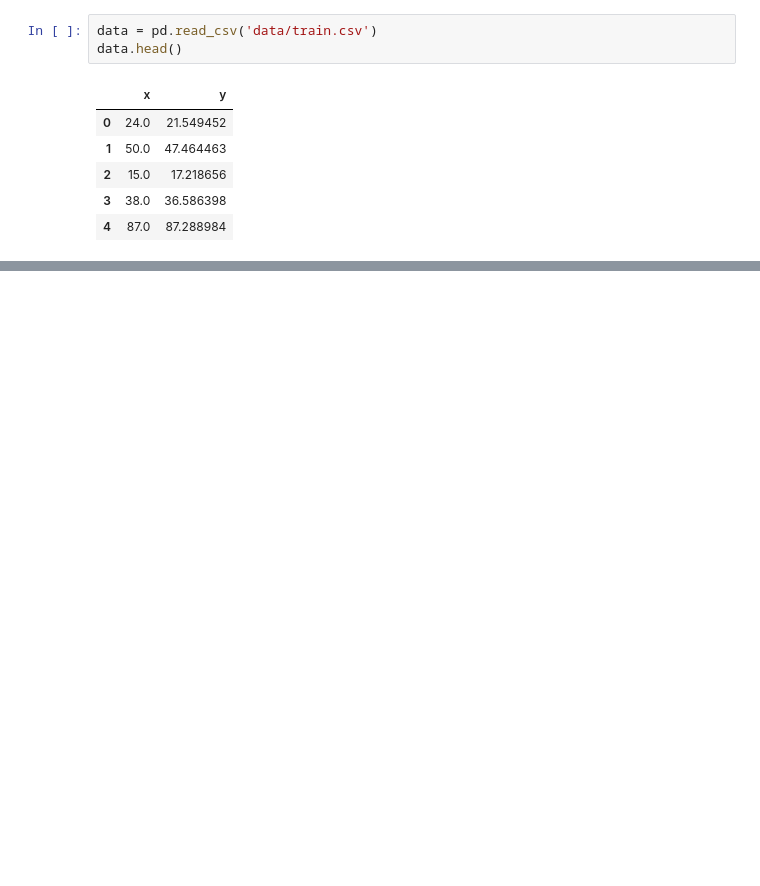
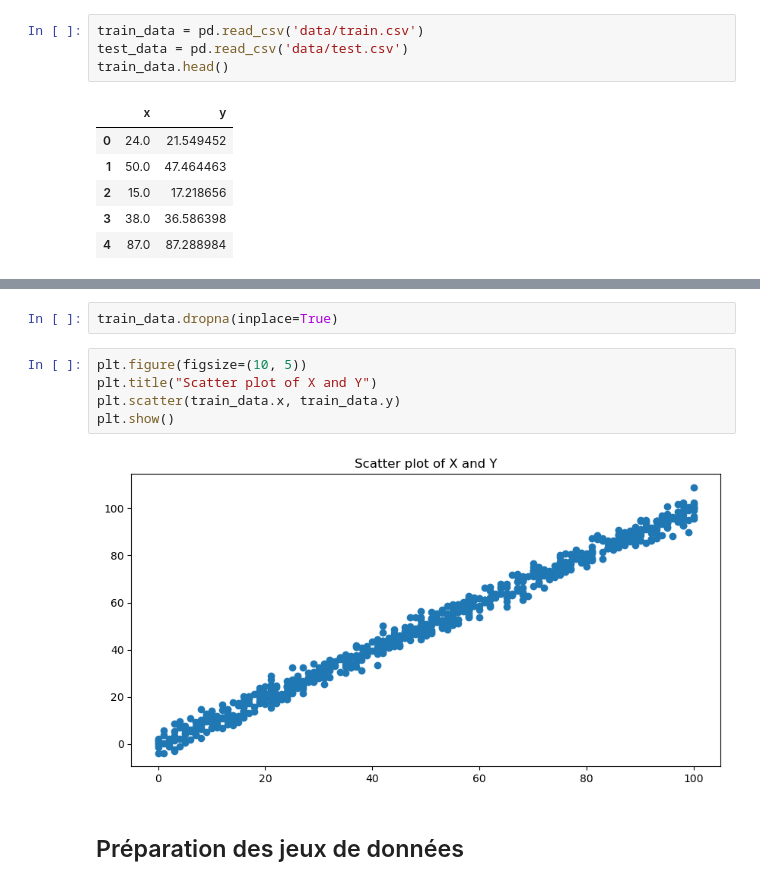
Before and after one commit to All-Khwarizmi/blog_quarto, a Jupyter notebook: posts/rl-algorithm-code/index.ipynb, the cells around one changed output, grey strips where cells are left out. Cells and saved outputs as stored; diff of their text form; blank space fills up the shorter version.

Commit message:
split data and load test data

```diff
--- a/posts/rl-algorithm-code/index.ipynb
+++ b/posts/rl-algorithm-code/index.ipynb
@@ -17,8 +17,9 @@ import seaborn as sns
 # %% [markdown]
 ### Chargement et visualisation des données
 # %%
-data = pd.read_csv('data/train.csv')
-data.head()
+train_data = pd.read_csv('data/train.csv')
+test_data = pd.read_csv('data/test.csv')
+train_data.head()
 # %% [output]
 |  | x | y |
 | 0 | 24.0 | 21.549452 |
@@ -28,0 +42,11 @@ data.head()
+# %%
+train_data.dropna(inplace=True)
+# %%
+plt.figure(figsize=(10, 5))
+plt.title("Scatter plot of X and Y")
+plt.scatter(train_data.x, train_data.y)
+plt.show()
+# %% [output]
+[figure, added]
+# %% [markdown]
+## Préparation des jeux de données
```
Also changed, not shown: parts of 2 cells of this notebook, 1 other file.
